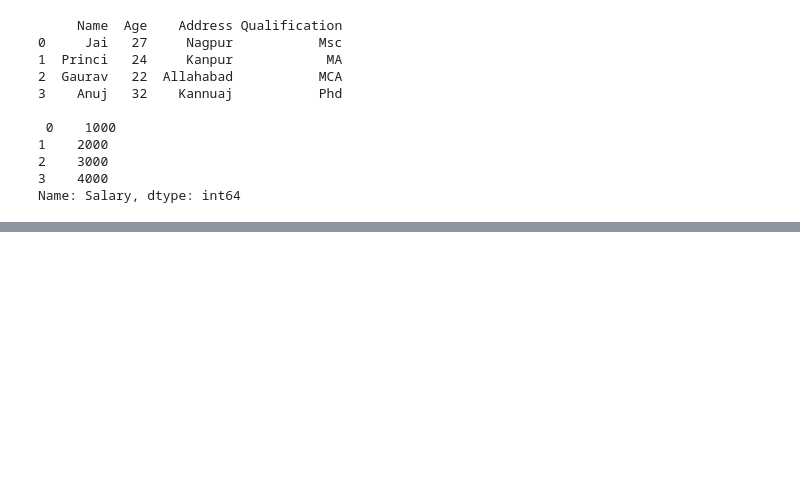
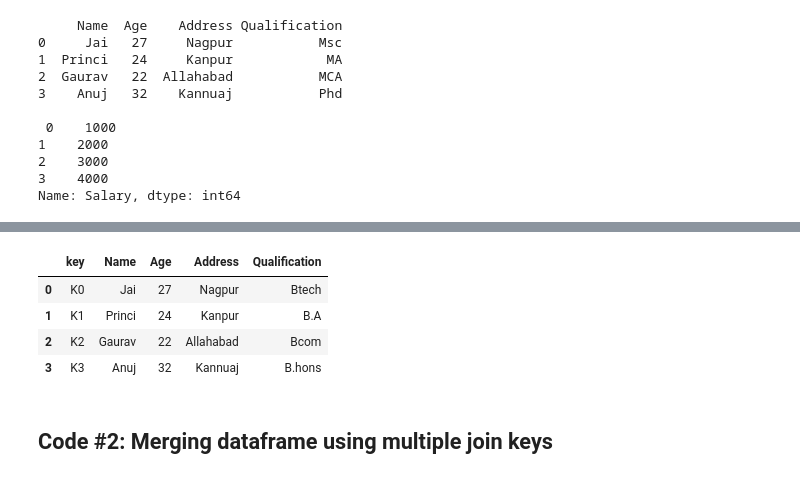
Before and after one commit to V-Nayak/python-basics, a Jupyter notebook: Pandas_Merging_Joining_Concatenating.ipynb, the cells around one changed output, grey strips where cells are left out. Cells and saved outputs as stored; diff of their text form; code cells hidden in the pictures; blank space fills up the shorter version.

```diff
--- a/Pandas_Merging_Joining_Concatenating.ipynb
+++ b/Pandas_Merging_Joining_Concatenating.ipynb
@@ -254,0 +287,19 @@ Name: Salary, dtype: int64
+# %%
+# Define a dictionary containing employee data
+data1 = {'key': ['K0', 'K1', 'K2', 'K3'],
+         'Name':['Jai', 'Princi', 'Gaurav', 'Anuj'],
+        'Age':[27, 24, 22, 32],}
+
+# Define a dictionary containing employee data
+data2 = {'key': ['K0', 'K1', 'K2', 'K3'],
+         'Address':['Nagpur', 'Kanpur', 'Allahabad', 'Kannuaj'],
+        'Qualification':['Btech', 'B.A', 'Bcom', 'B.hons']}
+
+# Convert the dictionary into DataFrame
+df = pd.DataFrame(data1)
+
+# Convert the dictionary into DataFrame
+df1 = pd.DataFrame(data2)
+
+
+print(df, "\n\n", df1)
@@ -254,0 +318,15 @@ Name: Salary, dtype: int64
+# %%
+# Now we are using .merge() with one unique key combination
+
+# using .merge() function
+res = pd.merge(df, df1, on='key')
+
+res
+# %% [output]
+|  | key | Name | Age | Address | Qualification |
+| 0 | K0 | Jai | 27 | Nagpur | Btech |
+| 1 | K1 | Princi | 24 | Kanpur | B.A |
+| 2 | K2 | Gaurav | 22 | Allahabad | Bcom |
+| 3 | K3 | Anuj | 32 | Kannuaj | B.hons |
+# %% [markdown]
+## Code #2: Merging dataframe using multiple join keys
```
Also changed, not shown: parts of 19 cells of this notebook.
